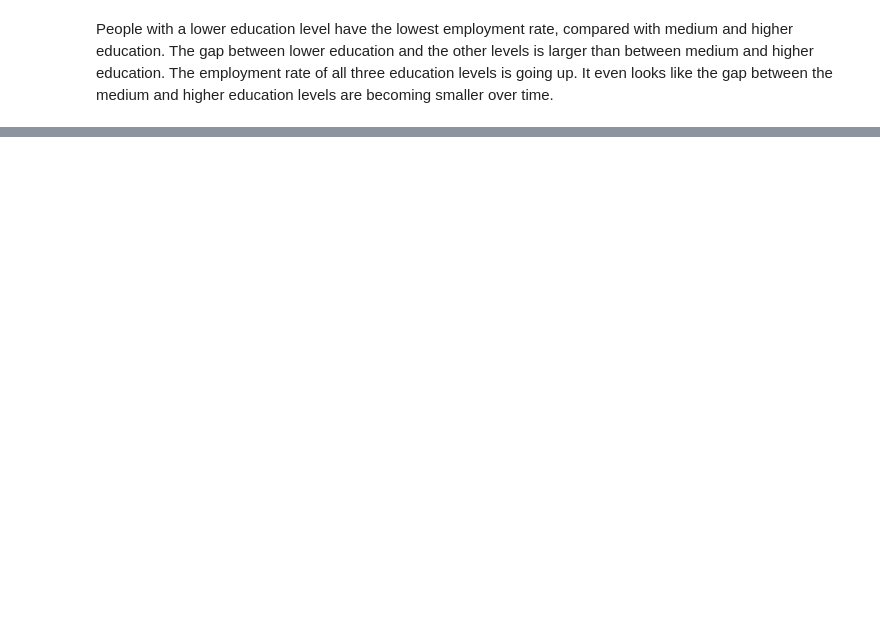
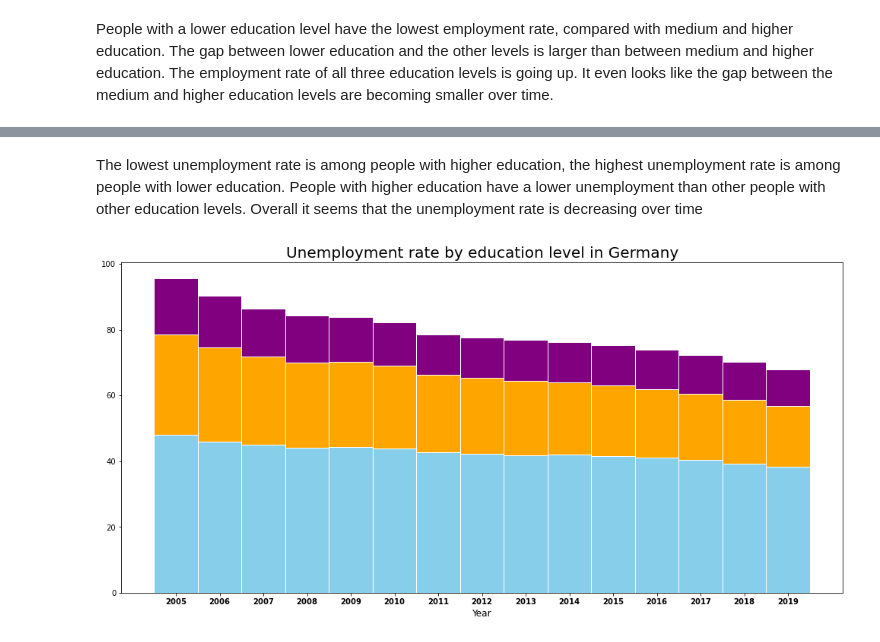
Before and after one commit to Malonk/unemployment_stats, a Jupyter notebook: notebooks/education_employment_rate_germany.ipynb, the cells around one changed output, grey strips where cells are left out. Drawn from its saved outputs; the diff is of its cells as text; code cells hidden in the pictures; blank space fills up the shorter version.

```diff
--- a/notebooks/education_employment_rate_germany.ipynb
+++ b/notebooks/education_employment_rate_germany.ipynb
@@ -215,0 +256,37 @@ plt.pyplot.show()
+# %% [markdown]
+The lowest unemployment rate is among people with higher education, the highest unemployment rate is among people with lower education. People with higher education have a lower unemployment than other people with other education levels. Overall it seems that the unemployment rate is decreasing over time
+# %%
+fig, ax = plt.pyplot.subplots(figsize=(17,8))
+
+# Values of each group
+bars1 = df_germany["ED0-2low"]
+bars2 = df_germany["ED3_4medium"]
+bars3 = df_germany["ED5-8high"]
+
+# Heights of bars1 + bars2
+bars = np.add(bars1, bars2).tolist()
+
+# The position of the bars on the x-axis
+r = [0,1,2,3,4,5,6,7,8,9,10,11,12,13,14]
+
+# Names of group and bar width
+names = ['2005','2006','2007','2008','2009', '2010', '2011',
+         '2012', '2013', '2014', '2015', '2016', '2017', '2018', '2019']
+barWidth = 1
+
+plt.pyplot.title("Unemployment rate by education level in Germany", fontsize=20)
+# Create brown bars
+plt.pyplot.bar(r, bars1, color='skyblue', edgecolor='white', width=barWidth)
+# Create green bars (middle), on top of the firs ones
+plt.pyplot.bar(r, bars2, bottom=bars1, color='orange', edgecolor='white', width=barWidth)
+# Create green bars (top)
+plt.pyplot.bar(r, bars3, bottom=bars, color='purple', edgecolor='white', width=barWidth)
+
+# Custom X axis
+plt.pyplot.xticks(r, names, fontweight='bold')
+plt.pyplot.xlabel("Year",fontsize=12)
+
+# Show graphic
+plt.pyplot.show()
+# %% [output]
+[figure, added]
```
Also changed, not shown: parts of 8 cells of this notebook, 6 other files.
